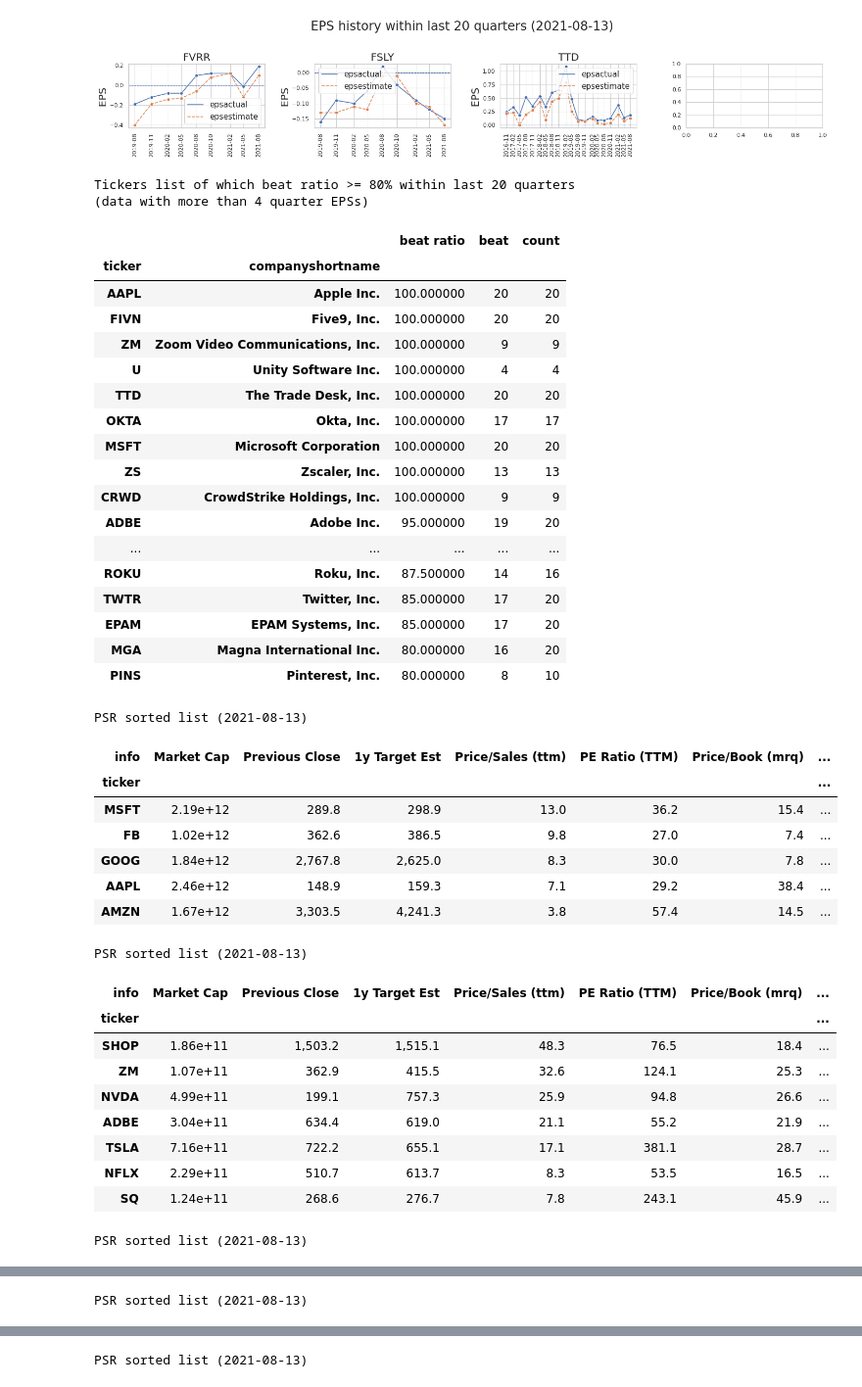
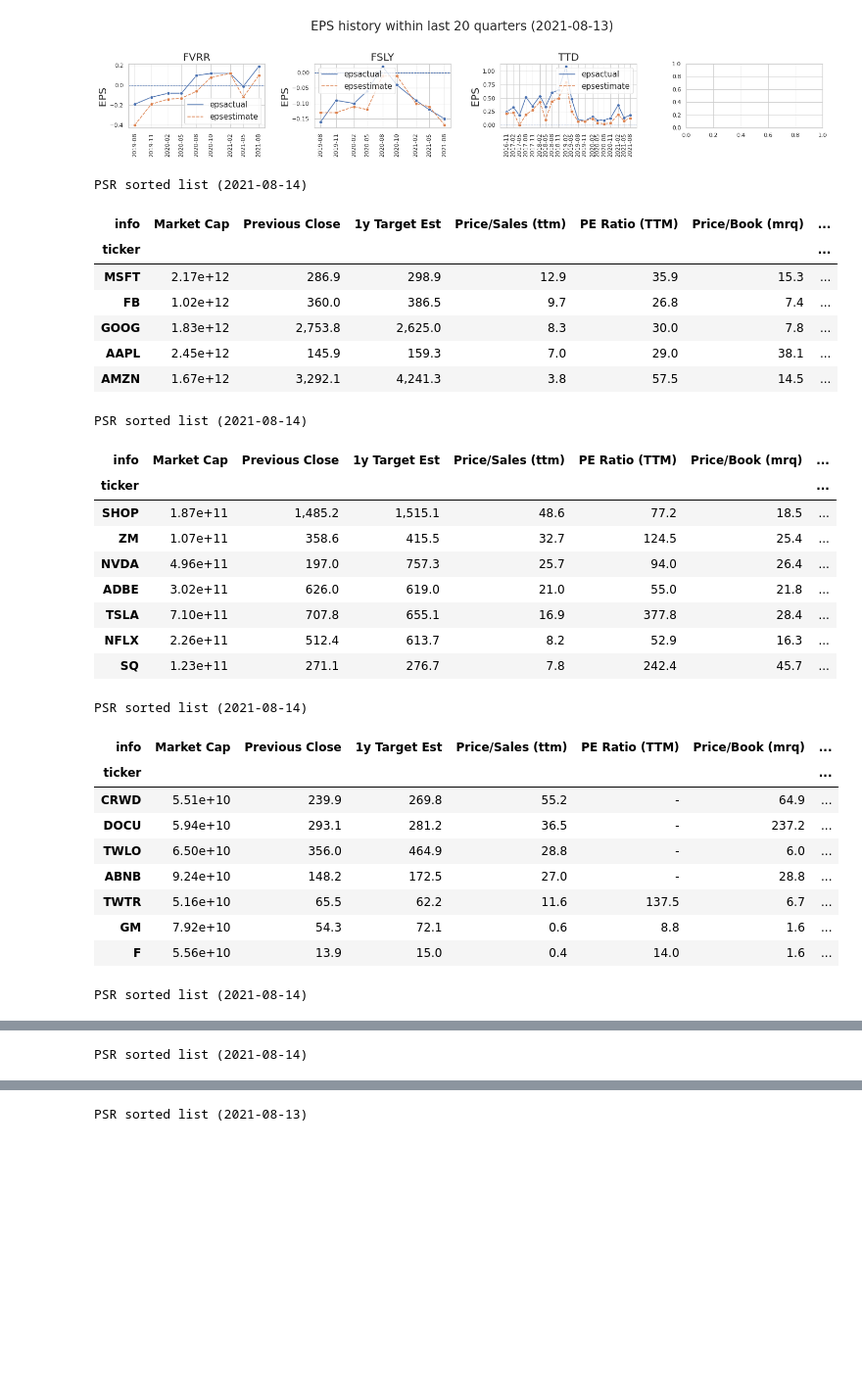
Before and after one commit to jnishii/stock-analysis, a Jupyter notebook: yahoo_fin/EPS-analysis.ipynb, the cells around one changed output, grey strips where cells are left out. Shown at 98% size. Drawn from its saved outputs; the diff is of its cells as text; code cells hidden in the pictures; blank space fills up the shorter version.

```diff
--- a/yahoo_fin/EPS-analysis.ipynb
+++ b/yahoo_fin/EPS-analysis.ipynb
@@ -115,48 +115,38 @@ ntick: 3, nrow: 1, ncol: 4
 # %%
 import importlib
 importlib.reload(mi)
-mi.show_beat_ratio(LIST, last=20)
+#mi.show_beat_ratio(LIST, last=20)
 for i in [E12,E11,E10_5,E10_1,E9]:
     df_res = mi.show_valuation(i, hist=False, table=True)
 # %% [output]
-Tickers list of which beat ratio >= 80% within last 20 quarters
-(data with more than 4 quarter EPSs)
+PSR sorted list (2021-08-14)
-|  |  | beat ratio | beat | count |
-| ticker | companyshortname |  |  |  |
-| AAPL | Apple Inc. | 100.000000 | 20 | 20 |
-| FIVN | Five9, Inc. | 100.000000 | 20 | 20 |
-| ZM | Zoom Video Communications, Inc. | 100.000000 | 9 | 9 |
-| U | Unity Software Inc. | 100.000000 | 4 | 4 |
-| TTD | The Trade Desk, Inc. | 100.000000 | 20 | 20 |
-| OKTA | Okta, Inc. | 100.000000 | 17 | 17 |
-| MSFT | Microsoft Corporation | 100.000000 | 20 | 20 |
-| ZS | Zscaler, Inc. | 100.000000 | 13 | 13 |
-| CRWD | CrowdStrike Holdings, Inc. | 100.000000 | 9 | 9 |
-| ADBE | Adobe Inc. | 95.000000 | 19 | 20 |
-| ... | ... | ... | ... | ... |
-| ROKU | Roku, Inc. | 87.500000 | 14 | 16 |
-| TWTR | Twitter, Inc. | 85.000000 | 17 | 20 |
-| EPAM | EPAM Systems, Inc. | 85.000000 | 17 | 20 |
-| MGA | Magna International Inc. | 80.000000 | 16 | 20 |
-| PINS | Pinterest, Inc. | 80.000000 | 8 | 10 |
+| info | Market Cap | Previous Close | 1y Target Est | Price/Sales (ttm) | PE Ratio (TTM) | Price/Book (mrq) | ... |
+| ticker |  |  |  |  |  |  | ... |
+| MSFT | 2.17e+12 | 286.9 | 298.9 | 12.9 | 35.9 | 15.3 | ... |
+| FB | 1.02e+12 | 360.0 | 386.5 | 9.7 | 26.8 | 7.4 | ... |
+| GOOG | 1.83e+12 | 2,753.8 | 2,625.0 | 8.3 | 30.0 | 7.8 | ... |
+| AAPL | 2.45e+12 | 145.9 | 159.3 | 7.0 | 29.0 | 38.1 | ... |
+| AMZN | 1.67e+12 | 3,292.1 | 4,241.3 | 3.8 | 57.5 | 14.5 | ... |
-PSR sorted list (2021-08-13)
+PSR sorted list (2021-08-14)
 | info | Market Cap | Previous Close | 1y Target Est | Price/Sales (ttm) | PE Ratio (TTM) | Price/Book (mrq) | ... |
 | ticker |  |  |  |  |  |  | ... |
-| MSFT | 2.19e+12 | 289.8 | 298.9 | 13.0 | 36.2 | 15.4 | ... |
-| FB | 1.02e+12 | 362.6 | 386.5 | 9.8 | 27.0 | 7.4 | ... |
-| GOOG | 1.84e+12 | 2,767.8 | 2,625.0 | 8.3 | 30.0 | 7.8 | ... |
-| AAPL | 2.46e+12 | 148.9 | 159.3 | 7.1 | 29.2 | 38.4 | ... |
-| AMZN | 1.67e+12 | 3,303.5 | 4,241.3 | 3.8 | 57.4 | 14.5 | ... |
+| SHOP | 1.87e+11 | 1,485.2 | 1,515.1 | 48.6 | 77.2 | 18.5 | ... |
+| ZM | 1.07e+11 | 358.6 | 415.5 | 32.7 | 124.5 | 25.4 | ... |
+| NVDA | 4.96e+11 | 197.0 | 757.3 | 25.7 | 94.0 | 26.4 | ... |
+| ADBE | 3.02e+11 | 626.0 | 619.0 | 21.0 | 55.0 | 21.8 | ... |
+| TSLA | 7.10e+11 | 707.8 | 655.1 | 16.9 | 377.8 | 28.4 | ... |
+| NFLX | 2.26e+11 | 512.4 | 613.7 | 8.2 | 52.9 | 16.3 | ... |
+| SQ | 1.23e+11 | 271.1 | 276.7 | 7.8 | 242.4 | 45.7 | ... |
-PSR sorted list (2021-08-13)
+PSR sorted list (2021-08-14)
 | info | Market Cap | Previous Close | 1y Target Est | Price/Sales (ttm) | PE Ratio (TTM) | Price/Book (mrq) | ... |
 | ticker |  |  |  |  |  |  | ... |
-| SHOP | 1.86e+11 | 1,503.2 | 1,515.1 | 48.3 | 76.5 | 18.4 | ... |
-| ZM | 1.07e+11 | 362.9 | 415.5 | 32.6 | 124.1 | 25.3 | ... |
-| NVDA | 4.99e+11 | 199.1 | 757.3 | 25.9 | 94.8 | 26.6 | ... |
-| ADBE | 3.04e+11 | 634.4 | 619.0 | 21.1 | 55.2 | 21.9 | ... |
-| TSLA | 7.16e+11 | 722.2 | 655.1 | 17.1 | 381.1 | 28.7 | ... |
-| NFLX | 2.29e+11 | 510.7 | 613.7 | 8.3 | 53.5 | 16.5 | ... |
-| SQ | 1.24e+11 | 268.6 | 276.7 | 7.8 | 243.1 | 45.9 | ... |
+| CRWD | 5.51e+10 | 239.9 | 269.8 | 55.2 | - | 64.9 | ... |
+| DOCU | 5.94e+10 | 293.1 | 281.2 | 36.5 | - | 237.2 | ... |
+| TWLO | 6.50e+10 | 356.0 | 464.9 | 28.8 | - | 6.0 | ... |
+| ABNB | 9.24e+10 | 148.2 | 172.5 | 27.0 | - | 28.8 | ... |
+| TWTR | 5.16e+10 | 65.5 | 62.2 | 11.6 | 137.5 | 6.7 | ... |
+| GM | 7.92e+10 | 54.3 | 72.1 | 0.6 | 8.8 | 1.6 | ... |
+| F | 5.56e+10 | 13.9 | 15.0 | 0.4 | 14.0 | 1.6 | ... |
-PSR sorted list (2021-08-13)
+PSR sorted list (2021-08-14)
 | info | Market Cap | Previous Close | 1y Target Est | Price/Sales (ttm) | PE Ratio (TTM) | Price/Book (mrq) | ... |
 | ticker |  |  |  |  |  |  | ... |
@@ -170,3 +162,3 @@ PSR sorted list (2021-08-13)
-PSR sorted list (2021-08-13)
+PSR sorted list (2021-08-14)
 | info | Market Cap | Previous Close | 1y Target Est | Price/Sales (ttm) | PE Ratio (TTM) | Price/Book (mrq) | ... |
 | ticker |  |  |  |  |  |  | ... |
```
Also changed, not shown: parts of 1 cell of this notebook, 2 other files.
